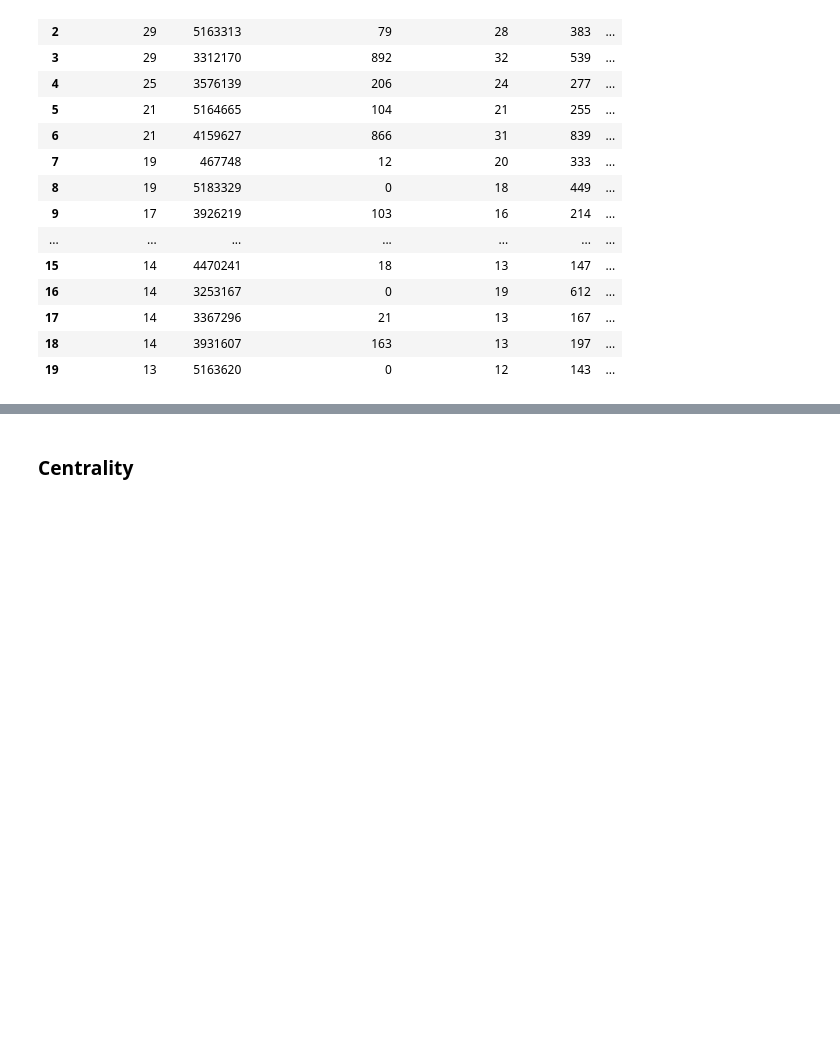
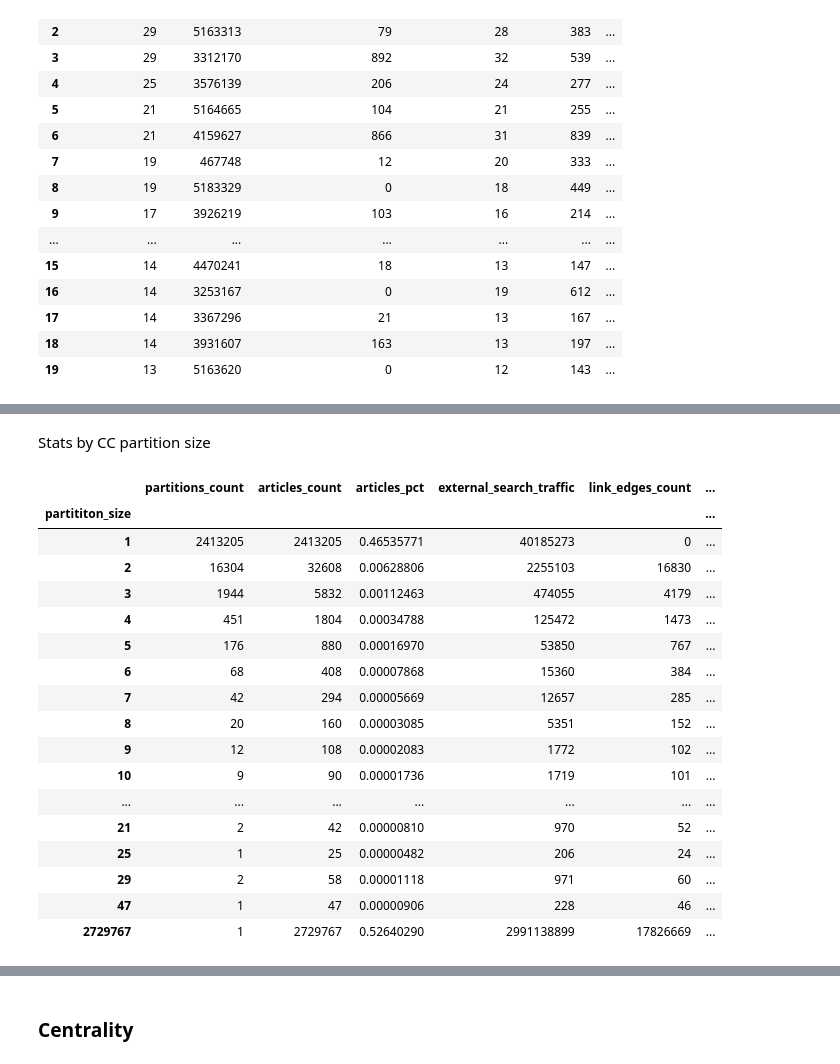
Before and after one commit to 33eyes/wiki-clickstream-graph, a Jupyter notebook: English_Wikipedia_network_analysis_AWS.ipynb, the cells around one changed output, grey strips where cells are left out. Drawn from its saved outputs; the diff is of its cells as text; code cells hidden in the pictures; blank space fills up the shorter version.

```diff
--- a/English_Wikipedia_network_analysis_AWS.ipynb
+++ b/English_Wikipedia_network_analysis_AWS.ipynb
@@ -1420,0 +1394,4 @@ len(cc_partitions[cc_partitions.articles_count == 2])
+# %%
+pd.options.display.float_format = '{:.2f}'.format
+
+cc_partitions.describe()
@@ -1420,0 +1417,6 @@ len(cc_partitions[cc_partitions.articles_count == 2])
+# %%
+# unpickle
+with open("pickles/en_1218_cc_partitions.pkl", 'rb') as picklefile:
+    cc_partitions = pickle.load(picklefile)
+
+cc_partitions.head(20)
@@ -1421 +1441,59 @@ len(cc_partitions[cc_partitions.articles_count == 2])
+# %% [markdown]
+Stats by CC partition size
+# %%
+# helper functions to get param sums per partition_size
+def get_sums_per_partition_size(param):
+    return [ cc_partitions[(cc_partitions.articles_count == ind)][param].sum()
+            for ind in stats_by_partition_size.index ]
+
+def get_avg_per_partition_size(param):
+    return [ cc_partitions[(cc_partitions.articles_count == ind)][param].mean()
+            for ind in stats_by_partition_size.index ]
+# %%
+stats_by_partition_size = pd.DataFrame(cc_partitions.articles_count.value_counts().sort_index())
+stats_by_partition_size.index.name = "partititon_size"
+stats_by_partition_size.columns = ["partitions_count"]
+
+stats_by_partition_size["articles_count"] = stats_by_partition_size.index * stats_by_partition_size.partitions_count
+stats_by_partition_size["articles_pct"] = stats_by_partition_size.articles_count / N
+
+stats_by_partition_size["external_search_traffic"] = get_sums_per_partition_size("external_search_traffic")
+stats_by_partition_size["link_edges_count"] = get_sums_per_partition_size("link_edges_count")
+stats_by_partition_size["link_traffic"] = get_sums_per_partition_size("link_traffic")
+stats_by_partition_size["search_edges_count"] = get_sums_per_partition_size("search_edges_count")
+stats_by_partition_size["search_traffic"] = get_sums_per_partition_size("search_traffic")
+stats_by_partition_size["total_visits"] = get_sums_per_partition_size("total_visits")
+
+stats_by_partition_size["avg_node_external_search_traffic"] = \
+    get_avg_per_partition_size("avg_external_search_traffic")
+stats_by_partition_size["avg_link_traffic_per_edge"] = get_avg_per_partition_size("avg_link_traffic_per_edge")
+stats_by_partition_size["avg_visits_per_article"] = get_avg_per_partition_size("avg_visits_per_article")
+stats_by_partition_size["avg_link_network_density"] = get_avg_per_partition_size("link_network_density")
+stats_by_partition_size["avg_link_network_density_delta"] = (  stats_by_partition_size.avg_link_network_density
+                                                             - 1/stats_by_partition_size.index) \
+                                                            * stats_by_partition_size.index
+
+
+pd.options.display.float_format = '{:.8f}'.format
+
+stats_by_partition_size
+# %% [output]
+|  | partitions_count | articles_count | articles_pct | external_search_traffic | link_edges_count | ... |
+| partititon_size |  |  |  |  |  | ... |
+| 1 | 2413205 | 2413205 | 0.46535771 | 40185273 | 0 | ... |
+| 2 | 16304 | 32608 | 0.00628806 | 2255103 | 16830 | ... |
+| 3 | 1944 | 5832 | 0.00112463 | 474055 | 4179 | ... |
+| 4 | 451 | 1804 | 0.00034788 | 125472 | 1473 | ... |
+| 5 | 176 | 880 | 0.00016970 | 53850 | 767 | ... |
+| 6 | 68 | 408 | 0.00007868 | 15360 | 384 | ... |
+| 7 | 42 | 294 | 0.00005669 | 12657 | 285 | ... |
+| 8 | 20 | 160 | 0.00003085 | 5351 | 152 | ... |
+| 9 | 12 | 108 | 0.00002083 | 1772 | 102 | ... |
+| 10 | 9 | 90 | 0.00001736 | 1719 | 101 | ... |
+| ... | ... | ... | ... | ... | ... | ... |
+| 21 | 2 | 42 | 0.00000810 | 970 | 52 | ... |
+| 25 | 1 | 25 | 0.00000482 | 206 | 24 | ... |
+| 29 | 2 | 58 | 0.00001118 | 971 | 60 | ... |
+| 47 | 1 | 47 | 0.00000906 | 228 | 46 | ... |
+| 2729767 | 1 | 2729767 | 0.52640290 | 2991138899 | 17826669 | ... |
 # %%
```
Also changed, not shown: parts of 44 cells of this notebook, 4 other files.
